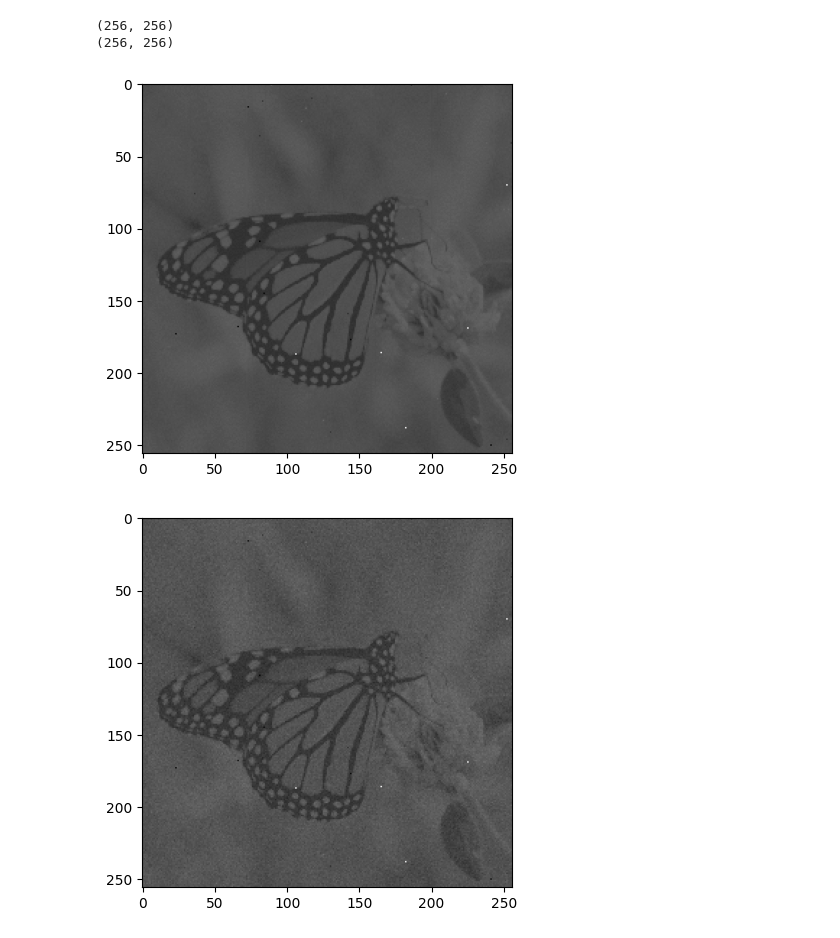
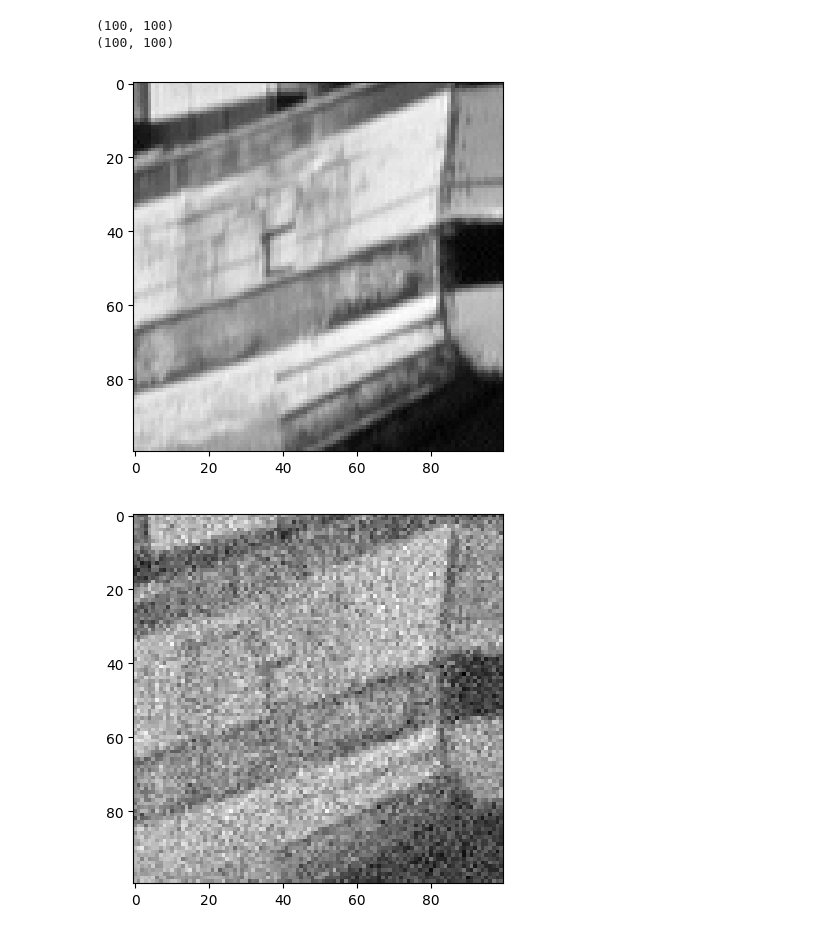
Before and after one commit to AlexDom513/ECE-6560-Final-Project, a Jupyter notebook: code/LinearHeat.ipynb, the cells around one changed output. Drawn from its saved outputs; the diff is of its cells as text; code cells hidden in the pictures.

```diff
--- a/code/LinearHeat.ipynb
+++ b/code/LinearHeat.ipynb
@@ -1,30 +1,26 @@
 # %%
 # Alex Domagala
 # ECE 6560
 
 import numpy as np
 from PIL import Image
 import matplotlib.pyplot as plt
-from matplotlib import animation
-import os
-import glob
-from matplotlib import cm
 
-img = Image.open('../images/butterfly.png')
+img = Image.open('../images/boats.bmp')
 img = np.array(img)
-img = img[:,:,0]
+img = img[300:400,300:400]
 print(img.shape)
-noise = 5*np.random.randn(img.shape[0],img.shape[1]) # standard normal distribution
+noise = 30*np.random.randn(img.shape[0],img.shape[1]) # standard normal distribution
 print(noise.shape)
 plt.imshow(img,cmap='gray')
 plt.show()
 img = img + noise
 plt.imshow(img, cmap='gray')
 plt.show()
 # %% [output]
-(256, 256)
-(256, 256)
+(100, 100)
+(100, 100)
-[figure, old version]
+[figure, new version]
-[figure, old version]
+[figure, new version]
 # %%
 def linearHeat(I):
```
Also changed, not shown: parts of 1 cell of this notebook, 3 other files.
